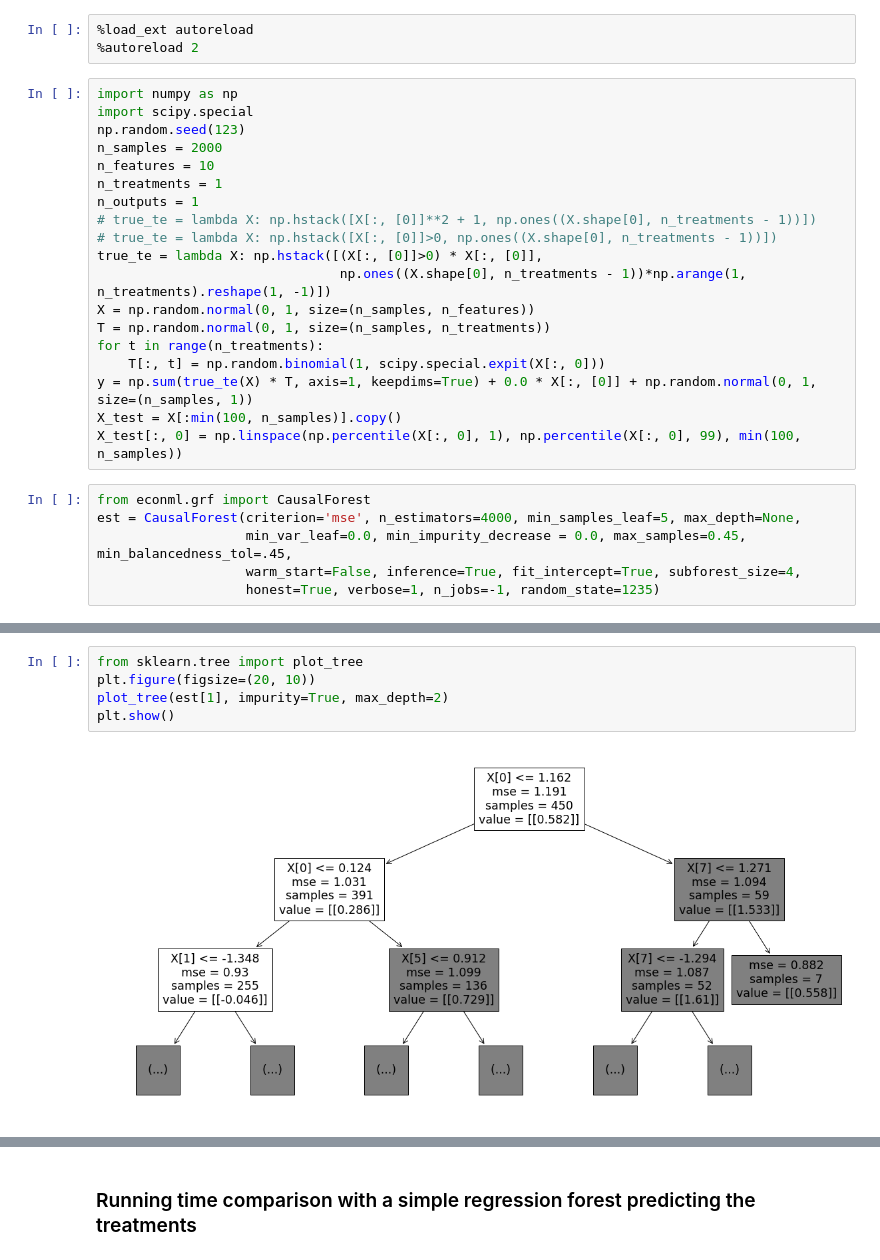
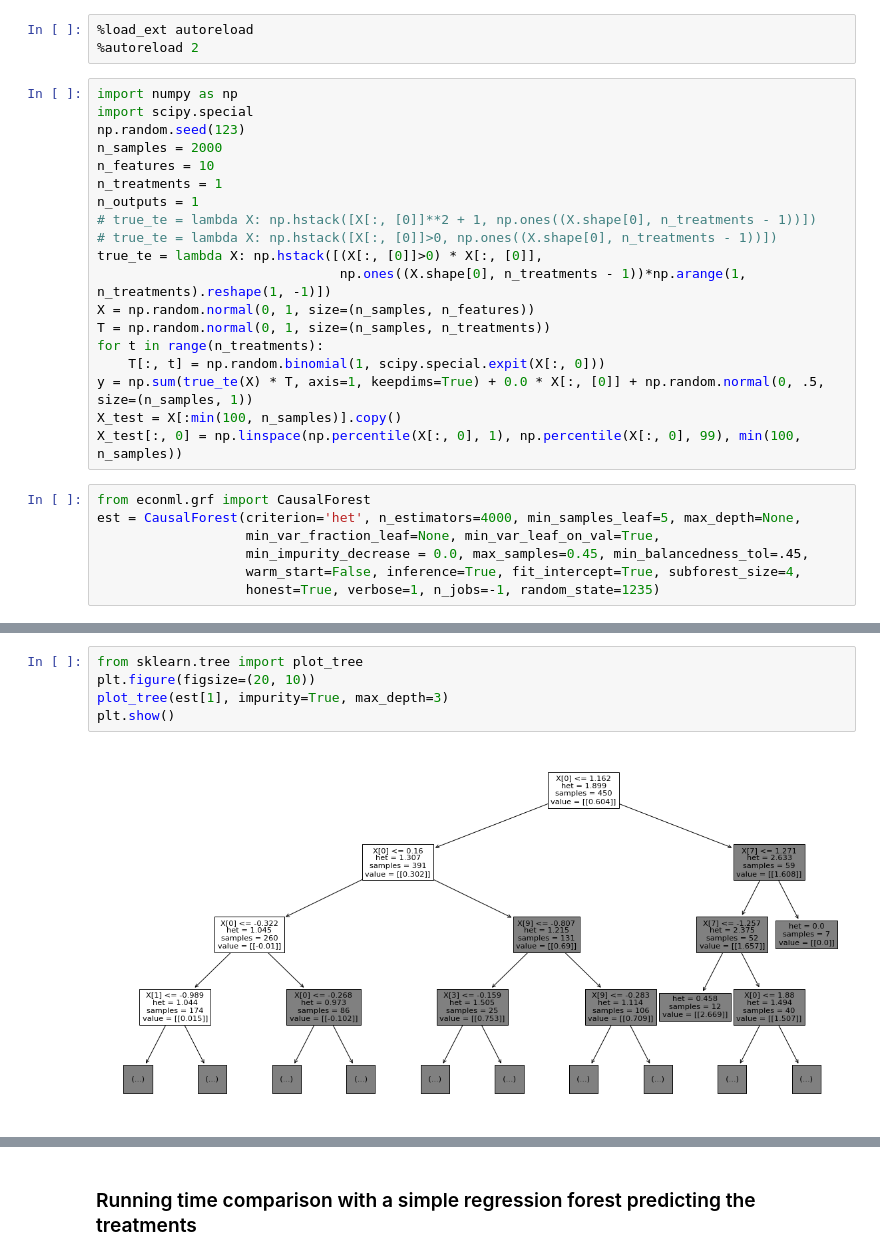
Before and after one commit to py-why/EconML, a Jupyter notebook: notebooks/Cython_grf_clean.ipynb, the cells around one changed output, grey strips where cells are left out. Cells and saved outputs as stored; diff of their text form.

```diff
--- a/notebooks/Cython_grf_clean.ipynb
+++ b/notebooks/Cython_grf_clean.ipynb
@@ -19,13 +19,14 @@ X = np.random.normal(0, 1, size=(n_samples, n_features))
 T = np.random.normal(0, 1, size=(n_samples, n_treatments))
 for t in range(n_treatments):
     T[:, t] = np.random.binomial(1, scipy.special.expit(X[:, 0]))
-y = np.sum(true_te(X) * T, axis=1, keepdims=True) + 0.0 * X[:, [0]] + np.random.normal(0, 1, size=(n_samples, 1))
+y = np.sum(true_te(X) * T, axis=1, keepdims=True) + 0.0 * X[:, [0]] + np.random.normal(0, .5, size=(n_samples, 1))
 X_test = X[:min(100, n_samples)].copy()
 X_test[:, 0] = np.linspace(np.percentile(X[:, 0], 1), np.percentile(X[:, 0], 99), min(100, n_samples))
 # %%
 from econml.grf import CausalForest
-est = CausalForest(criterion='mse', n_estimators=4000, min_samples_leaf=5, max_depth=None,
-                   min_var_leaf=0.0, min_impurity_decrease = 0.0, max_samples=0.45, min_balancedness_tol=.45,
+est = CausalForest(criterion='het', n_estimators=4000, min_samples_leaf=5, max_depth=None,
+                   min_var_fraction_leaf=None, min_var_leaf_on_val=True,
+                   min_impurity_decrease = 0.0, max_samples=0.45, min_balancedness_tol=.45,
                    warm_start=False, inference=True, fit_intercept=True, subforest_size=4,
                    honest=True, verbose=1, n_jobs=-1, random_state=1235)
 # %%
@@ -90,10 +99,10 @@ plt.show()
 # %%
 from sklearn.tree import plot_tree
 plt.figure(figsize=(20, 10))
-plot_tree(est[1], impurity=True, max_depth=2)
+plot_tree(est[1], impurity=True, max_depth=3)
 plt.show()
 # %% [output]
-[figure, old version]
+[figure, new version]
 # %%
 plt.figure(figsize=(15,5))
 plt.plot(est.feature_importances(max_depth=4, depth_decay_exponent=2.0))
```
Also changed, not shown: parts of 24 cells of this notebook, 10 other files.
